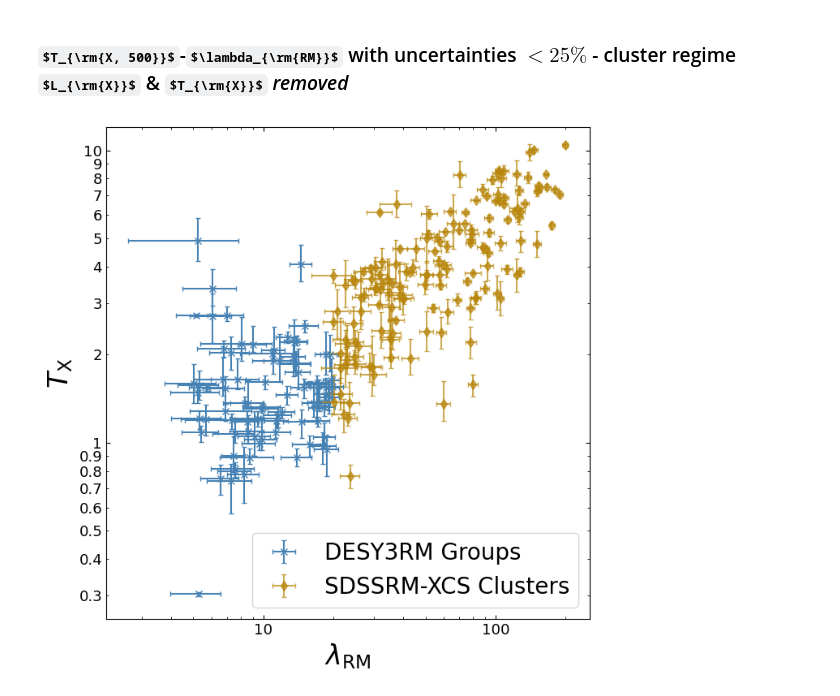
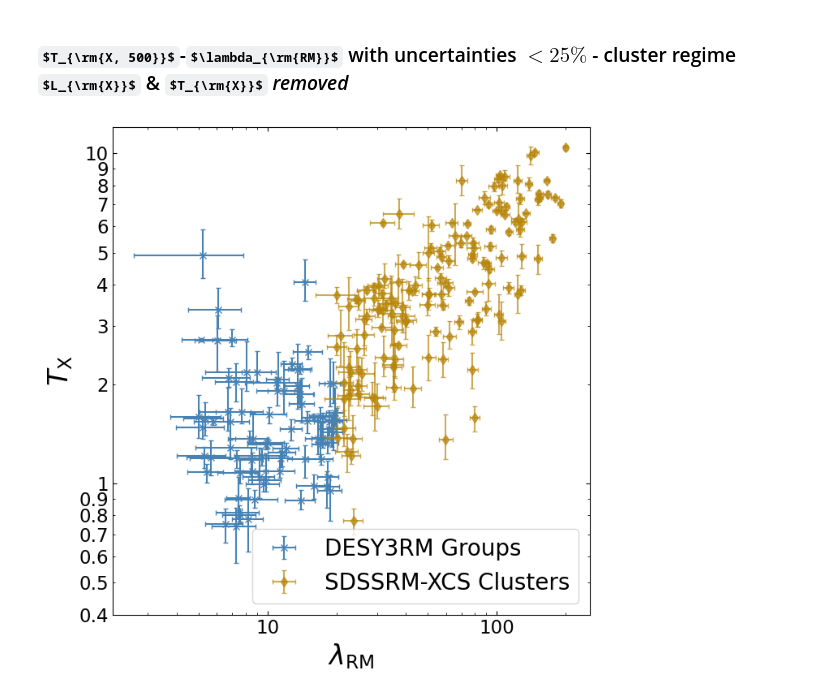
Before and after one commit to DavidT3/DESY3-XMM-Groups, a Jupyter notebook: notebooks/results_analyses/DESY3RM-XMM-groups_Tx-richness.ipynb, the cells around one changed output. Cells and saved outputs as stored; diff of their text form; code cells hidden in the pictures; some formulas as TeX source.

Commit message:
Remade a figure for Paul

```diff
--- a/notebooks/results_analyses/DESY3RM-XMM-groups_Tx-richness.ipynb
+++ b/notebooks/results_analyses/DESY3RM-XMM-groups_Tx-richness.ipynb
@@ -330,7 +330,7 @@ plt.show()
 # %%
 plt.figure(figsize=(7, 7))
 plt.minorticks_off()
-plt.tick_params(which='both', direction='in', top=True, right=True, labelsize=13)
+plt.tick_params(which='both', direction='in', top=True, right=True, labelsize=16.5)
 
 desy3_grp_tx500 = Quantity(desy3rm_groups_txerr25_lxerr25[['Tx_500', 'Tx_500-','Tx_500+']].values, 'keV')
 desy3_grp_rich = Quantity(desy3rm_groups_txerr25_lxerr25[['richness', 'richness_err', 'richness_err']].values, '')
@@ -339,32 +339,32 @@ plt.errorbar(desy3_grp_rich[~cl_reg_msk, 0].value, desy3_grp_tx500[~cl_reg_msk,
              yerr=desy3_grp_tx500[~cl_reg_msk, 1:].value.T,
              xerr=desy3_grp_rich[~cl_reg_msk, 1:].value.T, capsize=2, fmt='x', color='steelblue', label='DESY3RM Groups')
 
 # AND NOW THE SDSSRM-XCS SAMPLE AS A COMPARISON
 sdss_clust_tx500 = Quantity(sdssrm_xcs_clust[['Tx_500', 'Tx_500-','Tx_500+']].values, 'erg/s')
 sdss_clust_rich = Quantity(sdssrm_xcs_clust[['richness', 'richness_err', 'richness_err']].values, 'keV')
 
 plt.errorbar(sdss_clust_rich[:, 0].value, sdss_clust_tx500[:, 0].value, yerr=sdss_clust_tx500[:, 1:].value.T,
              xerr=sdss_clust_rich[:, 1:].value.T, capsize=2, fmt='d', color='darkgoldenrod', label='SDSSRM-XCS Clusters',
              alpha=0.7)
 
 plt.ylabel(r"$T_{\rm{X}}$", fontsize=24)
 plt.xlabel(r"$\lambda_{\rm{RM}}$", fontsize=24)
 
-plt.ylim(0.25, 12)
+plt.ylim(0.4, 12)
 # plt.xlim(3.5)
 
 plt.xscale("log")
 plt.yscale("log")
 
 plt.gca().xaxis.set_major_formatter(FuncFormatter(lambda inp, _: '{:g}'.format(inp)))
 # plt.gca().xaxis.set_minor_formatter(FuncFormatter(lambda inp, _: '{:g}'.format(inp)))
 
 plt.gca().yaxis.set_major_formatter(FuncFormatter(lambda inp, _: '{:g}'.format(inp)))
 plt.gca().yaxis.set_minor_formatter(FuncFormatter(lambda inp, _: '{:g}'.format(inp)))
 
 plt.legend(fontsize=20)
 plt.tight_layout()
 plt.savefig(gen_fig_out_path + "desy3-groups_sdssrm-clusters_tx-richness_lt25percerr-cluster-regime-LxTx-removed.pdf")
 plt.show()
 # %% [output]
-[figure, old version]
+[figure, new version]
```
Also changed, not shown: 4 other files.
